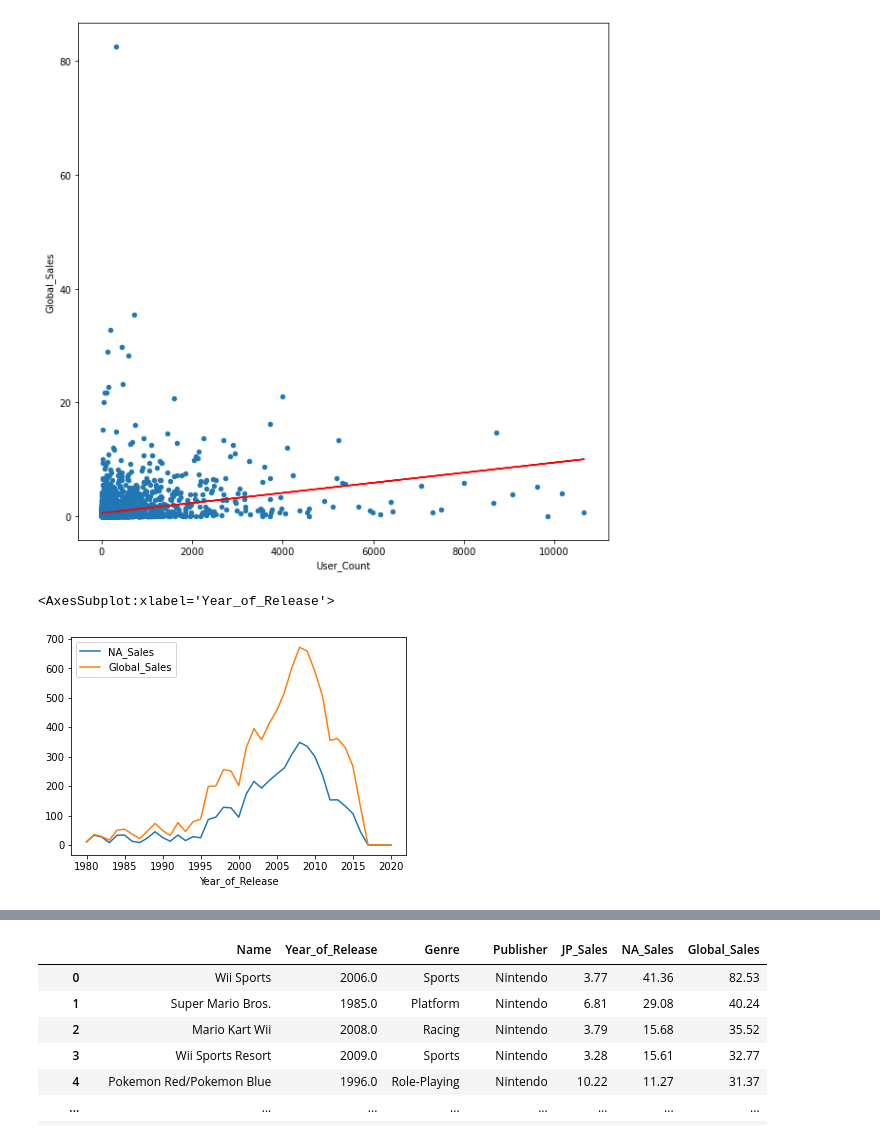
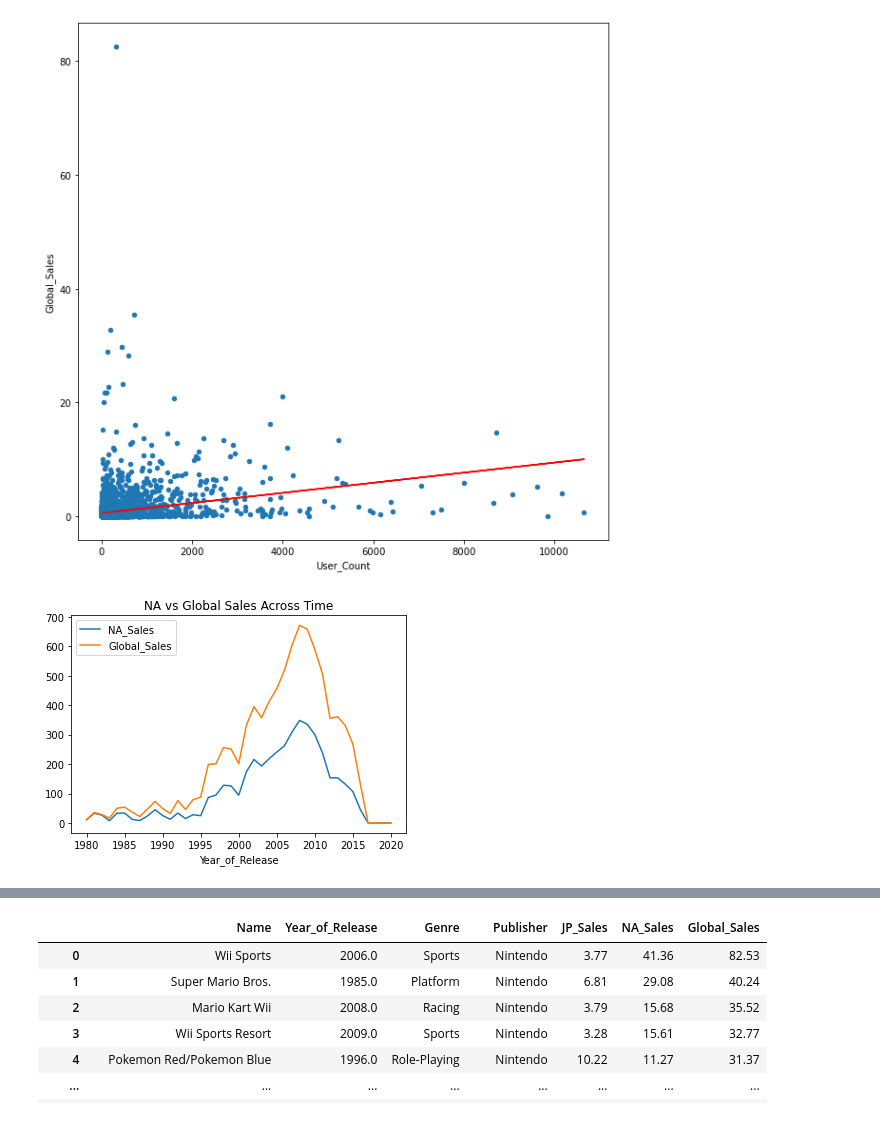
Before and after one commit to MrMrRPG/project_1, a Jupyter notebook: Shan-Folder/project-1.ipynb, the cells around one changed output, grey strips where cells are left out. Drawn from its saved outputs; the diff is of its cells as text; code cells hidden in the pictures.

```diff
--- a/Shan-Folder/project-1.ipynb
+++ b/Shan-Folder/project-1.ipynb
@@ -209,7 +221,8 @@ The r-value is 0.2650115243744528
 # %%
 # plt.plot(Odf['Year_of_Release'],Odf['NA_Sales'])
 Grouped1=Odf.groupby('Year_of_Release').sum().reset_index()
-Grouped1.plot(kind='line',x='Year_of_Release',y=['NA_Sales','Global_Sales'])
+Grouped1.plot(kind='line',x='Year_of_Release',y=['NA_Sales','Global_Sales'],title='NA vs Global Sales Across Time')
+plt.savefig('Output_Data/NA vs Global Sales Across Time.png')
+plt.show()
 # %% [output]
-<AxesSubplot:xlabel='Year_of_Release'>
-[figure, old version]
+[figure, new version]
```
Also changed, not shown: parts of 15 cells of this notebook, 9 other files.
